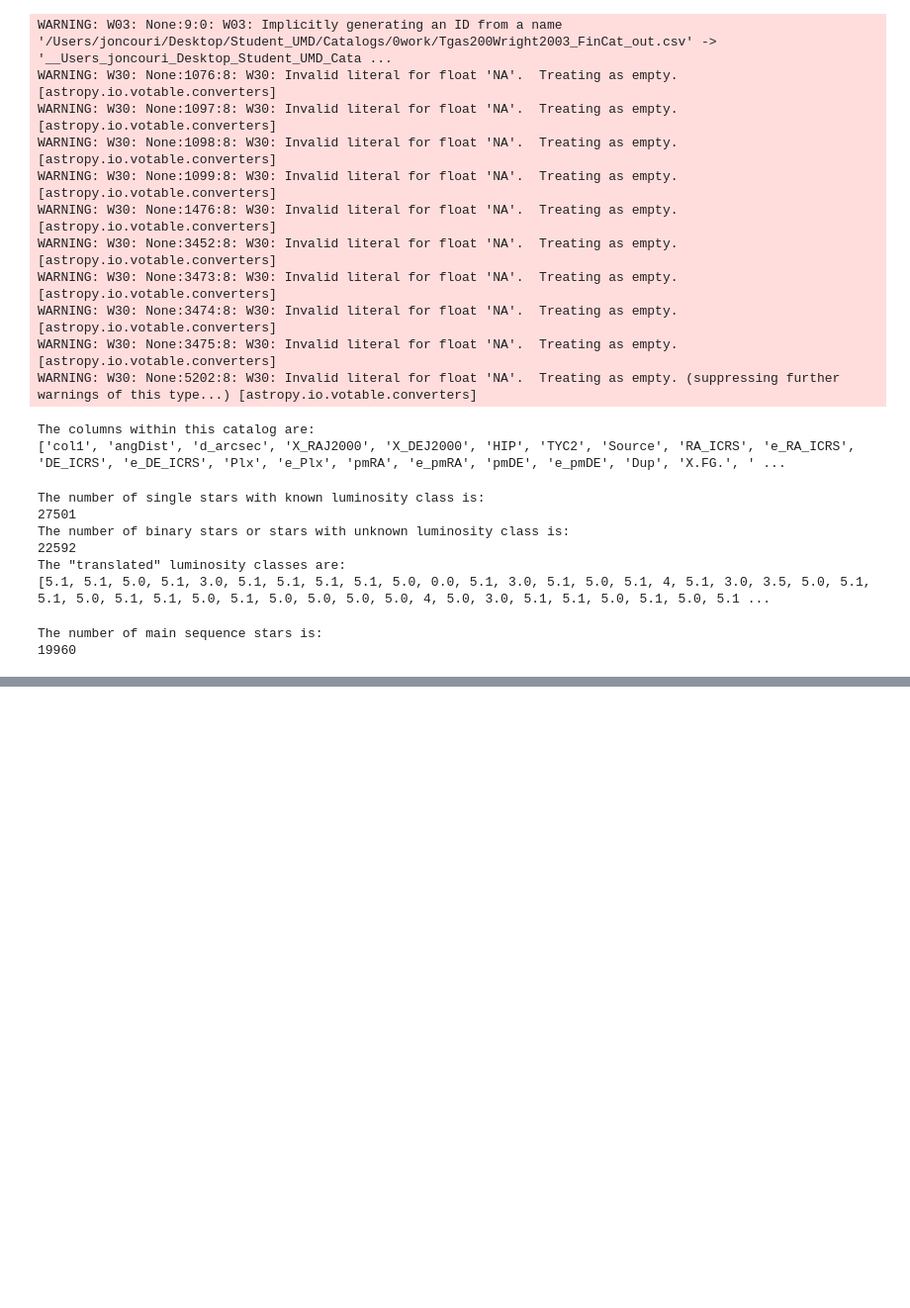
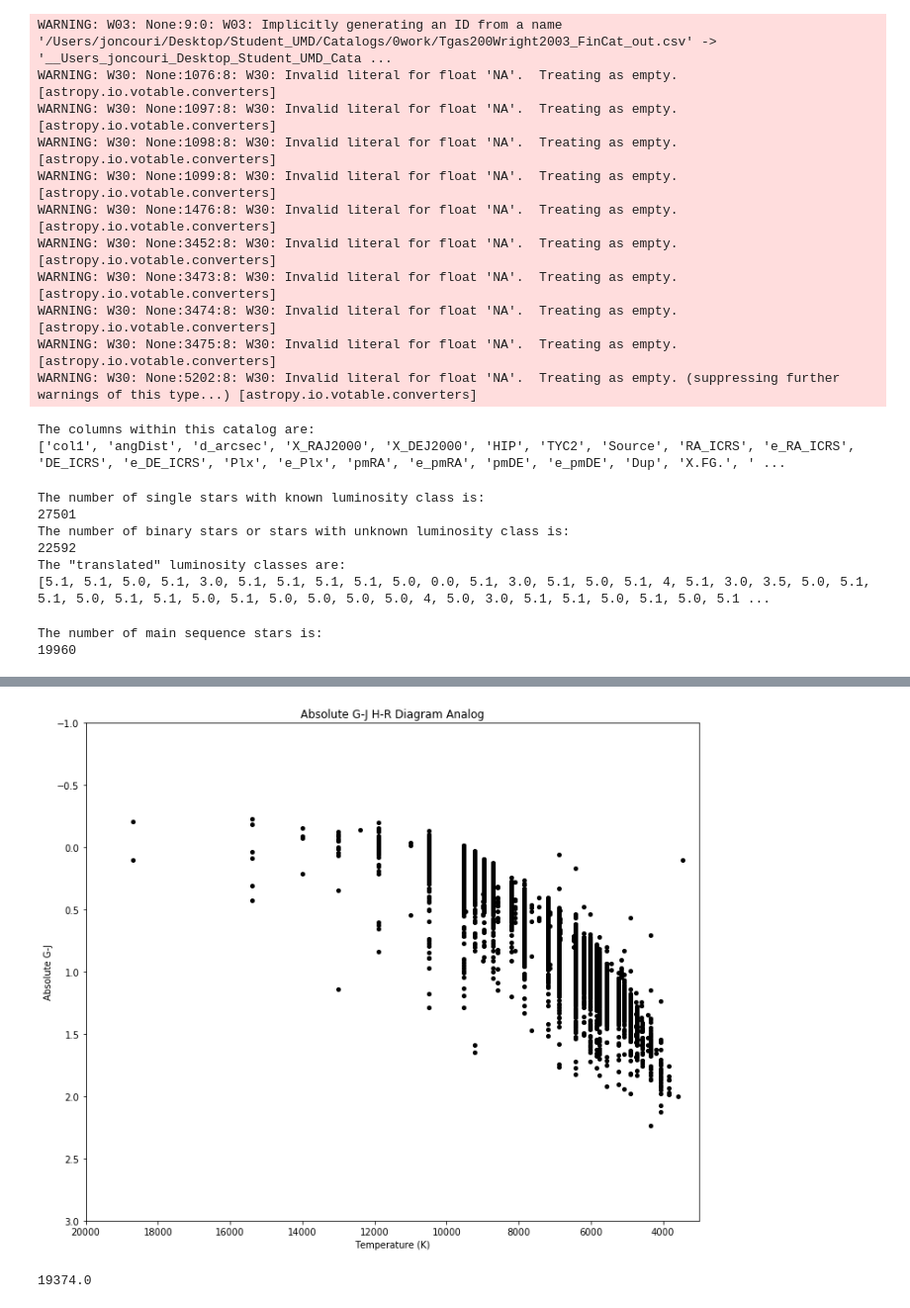
Before and after one commit to leemundy/GAIA, a Jupyter notebook: Work-Areas/rskoletsky/notebook/October 11, 2017 Computer Lab Work.ipynb, the cells around one changed output, grey strips where cells are left out. Shown at 99% size. Saved outputs shown, nothing was run; the diff lists cells and outputs as text; code cells hidden in the pictures; blank space fills up the shorter version.

```diff
--- a/Work-Areas/rskoletsky/notebook/October 11, 2017 Computer Lab Work.ipynb
+++ b/Work-Areas/rskoletsky/notebook/October 11, 2017 Computer Lab Work.ipynb
@@ -272,0 +374,14 @@ The standard deviation of the effective temperatures of main sequence stars in t
+# %%
+plt.rcParams['figure.figsize']=12,10
+plt.rcParams['axes.facecolor']='white'
+plt.plot(MainSequenceTeff,MainSequenceG_Jabsmag,color='xkcd:black',linestyle='None',marker='.',markersize=8)
+plt.xlim([3000,20000])
+plt.ylim([-1,3])
+plt.gca().invert_xaxis()
+plt.gca().invert_yaxis()
+plt.xlabel('Temperature (K)')
+plt.ylabel('Absolute G-J')
+plt.title('Absolute G-J H-R Diagram Analog')
+plt.show()
+# %% [output]
+[figure, added]
@@ -273 +409,5 @@ The standard deviation of the effective temperatures of main sequence stars in t
+# %%
+print(TemperatureChiSquared)
+# %% [output]
+19374.0
 # %%
```
Also changed, not shown: parts of 6 cells of this notebook.
